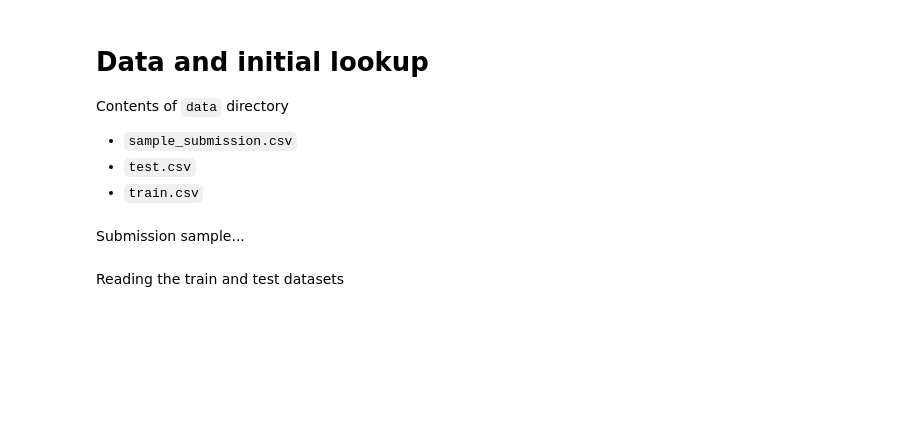
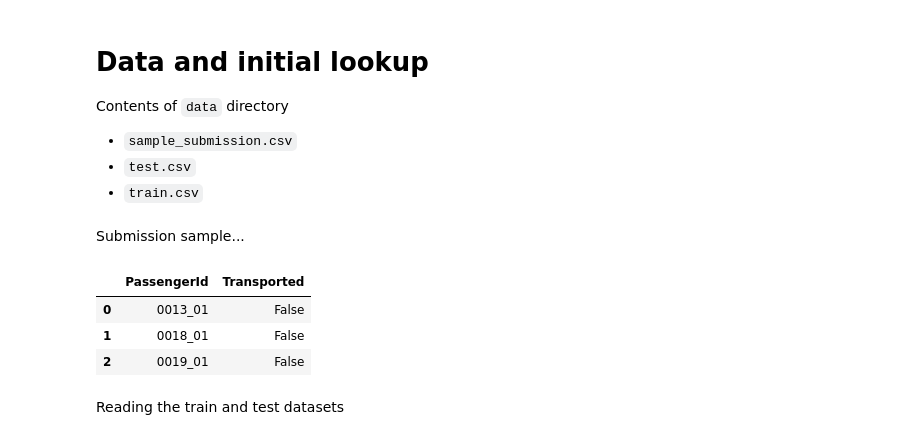
Before and after one commit to team-pass-ds/Spaceship-Titanic, a Jupyter notebook: notebooks/st-competition-notebook.ipynb, the cells around one changed output. Drawn from its saved outputs; the diff is of its cells as text; code cells hidden in the pictures; blank space fills up the shorter version.

```diff
--- a/notebooks/st-competition-notebook.ipynb
+++ b/notebooks/st-competition-notebook.ipynb
@@ -30,8 +30,13 @@ Contents of `data` directory
 # %% [markdown]
 Submission sample...
 # %%
-# pd.read_csv('../data/sample_submission.csv').head(3)
-pd.read_csv('../input/spaceship-titanic/sample_submission.csv').head(3)
+pd.read_csv('../data/sample_submission.csv').head(3)
+# pd.read_csv('../input/spaceship-titanic/sample_submission.csv').head(3)
+# %% [output]
+|  | PassengerId | Transported |
+| 0 | 0013_01 | False |
+| 1 | 0018_01 | False |
+| 2 | 0019_01 | False |
 # %% [markdown]
 Reading the train and test datasets
 # %%
```
Also changed, not shown: parts of 26 cells of this notebook.
